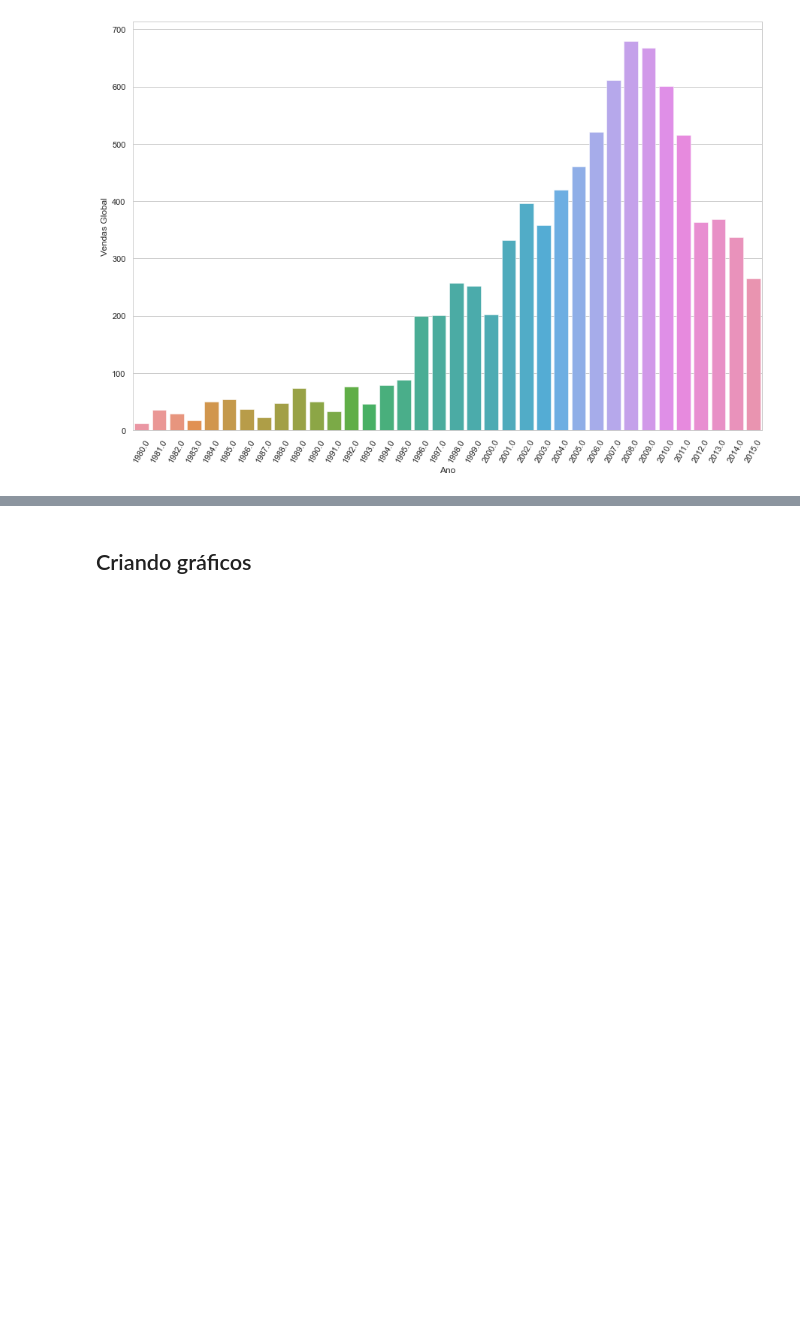
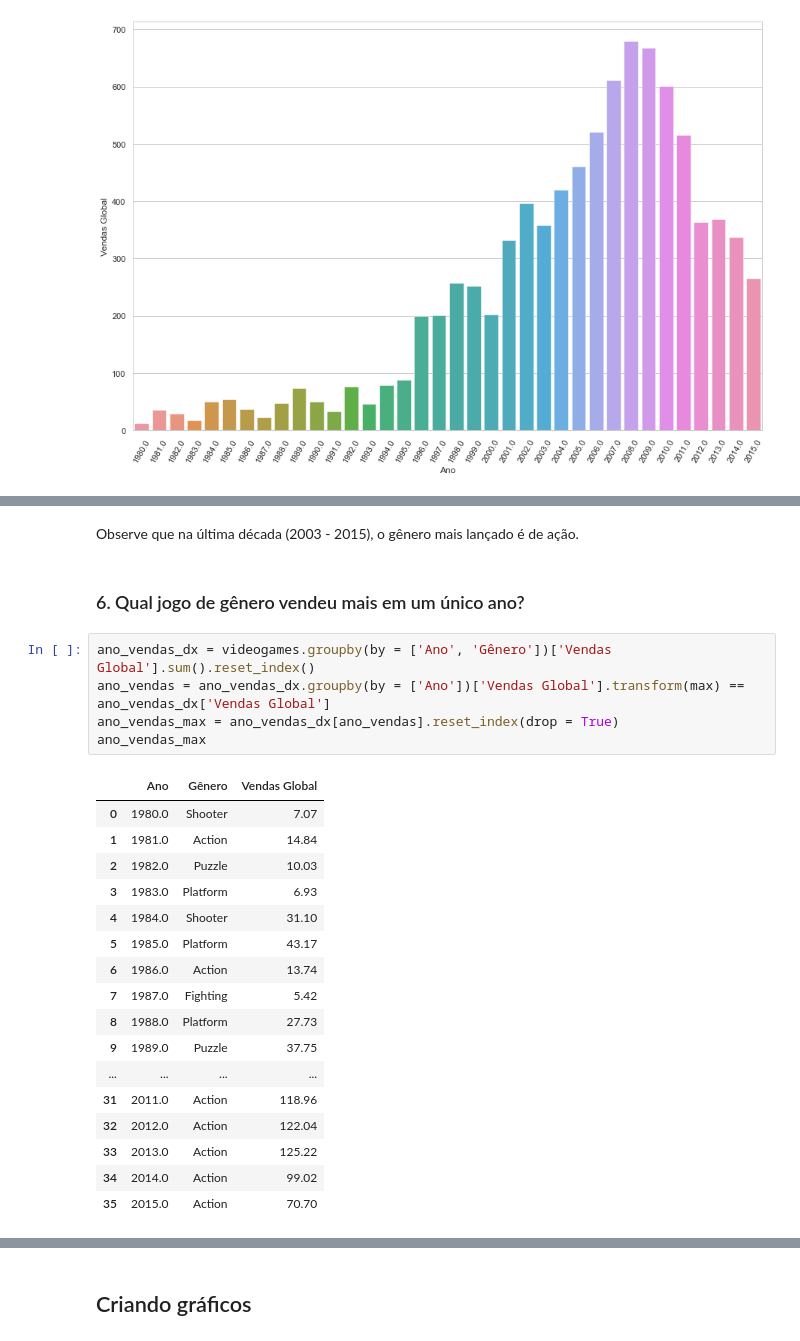
Before and after one commit to elle-rapachi/Vendas-de-Jogos-de-Videogames, a Jupyter notebook: Vendas de Jogos de Videogames.ipynb, the cells around one changed output, grey strips where cells are left out. Drawn from its saved outputs; the diff is of its cells as text; blank space fills up the shorter version.

```diff
--- a/Vendas de Jogos de Videogames.ipynb
+++ b/Vendas de Jogos de Videogames.ipynb
@@ -290,0 +289,27 @@ Observe que na última década (2003 - 2015), o gênero mais lançado é de aç
+# %% [markdown]
+Observe que na última década (2003 - 2015), o gênero mais lançado é de ação.
+# %% [markdown]
+### 6. Qual jogo de gênero vendeu mais em um único ano?
+# %%
+ano_vendas_dx = videogames.groupby(by = ['Ano', 'Gênero'])['Vendas Global'].sum().reset_index()
+ano_vendas = ano_vendas_dx.groupby(by = ['Ano'])['Vendas Global'].transform(max) == ano_vendas_dx['Vendas Global']
+ano_vendas_max = ano_vendas_dx[ano_vendas].reset_index(drop = True)
+ano_vendas_max
+# %% [output]
+|  | Ano | Gênero | Vendas Global |
+| 0 | 1980.0 | Shooter | 7.07 |
+| 1 | 1981.0 | Action | 14.84 |
+| 2 | 1982.0 | Puzzle | 10.03 |
+| 3 | 1983.0 | Platform | 6.93 |
+| 4 | 1984.0 | Shooter | 31.10 |
+| 5 | 1985.0 | Platform | 43.17 |
+| 6 | 1986.0 | Action | 13.74 |
+| 7 | 1987.0 | Fighting | 5.42 |
+| 8 | 1988.0 | Platform | 27.73 |
+| 9 | 1989.0 | Puzzle | 37.75 |
+| ... | ... | ... | ... |
+| 31 | 2011.0 | Action | 118.96 |
+| 32 | 2012.0 | Action | 122.04 |
+| 33 | 2013.0 | Action | 125.22 |
+| 34 | 2014.0 | Action | 99.02 |
+| 35 | 2015.0 | Action | 70.70 |
```
Also changed, not shown: parts of 15 cells of this notebook.
